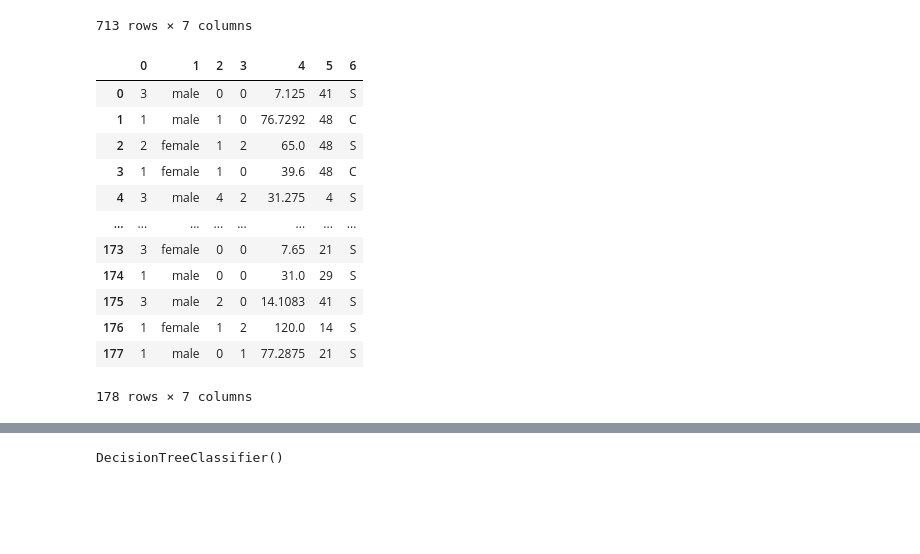
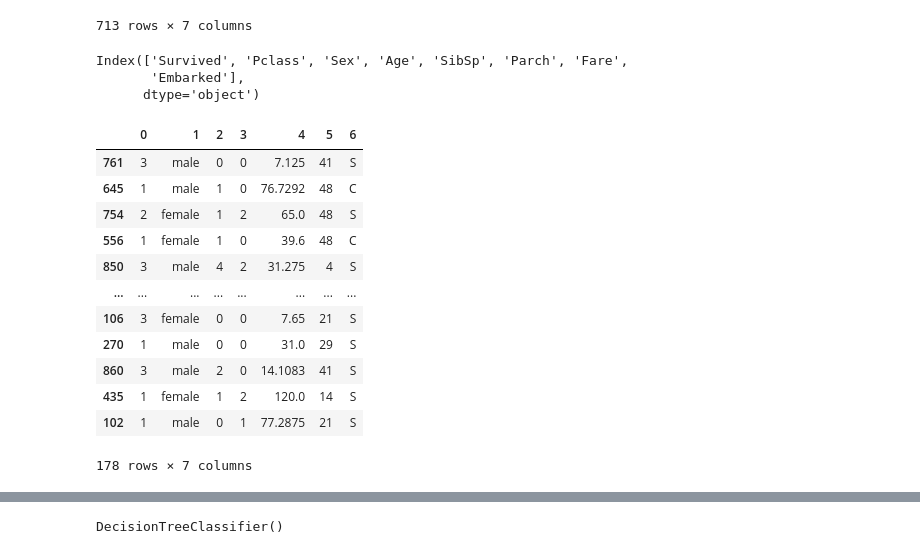
Before and after one commit to NikhilJuneja9/Machine_Learning_Pipeline, a Jupyter notebook: without_using_pipeline.ipynb, the cells around one changed output, grey strips where cells are left out. Drawn from its saved outputs; the diff is of its cells as text; code cells hidden in the pictures; blank space fills up the shorter version.

```diff
--- a/without_using_pipeline.ipynb
+++ b/without_using_pipeline.ipynb
@@ -76,4 +77,5 @@ si_age = SimpleImputer() # filling mean value of age
 si_embarked = SimpleImputer(strategy="most_frequent") # filling mode of embarked value
 # %%
 x_train_age = si_age.fit_transform(x_train[["Age"]])
-X_train_embarked = si_embarked.fit_transform(x_train[["Embarked"]]) #i dont know the reason why double [[]] is used
+x_train_embarked = si_embarked.fit_transform(x_train[["Embarked"]]) #i dont know the reason why double [[]] is used
+x_train_embarked
@@ -102,20 +122,27 @@ x_train
 | 711 | 3 | male | 0 | 1 | 8.5167 | 0 | C |
 | 712 | 2 | male | 0 | 0 | 10.5 | 26 | S |
 713 rows × 7 columns
+# %%
+x_train.set_index(y_train.index,inplace=True)
+# %% [output]
+Index(['Survived', 'Pclass', 'Sex', 'Age', 'SibSp', 'Parch', 'Fare',
+       'Embarked'],
+      dtype='object')
 # %%
 x_test = pd.DataFrame(np.concatenate((np.array(x_test),np.array(x_test_age),np.array(x_test_embarked)),axis=1))
+x_test.set_index(y_test.index,inplace=True)
 x_test
 # %% [output]
 |  | 0 | 1 | 2 | 3 | 4 | 5 | 6 |
-| 0 | 3 | male | 0 | 0 | 7.125 | 41 | S |
-| 1 | 1 | male | 1 | 0 | 76.7292 | 48 | C |
-| 2 | 2 | female | 1 | 2 | 65.0 | 48 | S |
-| 3 | 1 | female | 1 | 0 | 39.6 | 48 | C |
-| 4 | 3 | male | 4 | 2 | 31.275 | 4 | S |
+| 761 | 3 | male | 0 | 0 | 7.125 | 41 | S |
+| 645 | 1 | male | 1 | 0 | 76.7292 | 48 | C |
+| 754 | 2 | female | 1 | 2 | 65.0 | 48 | S |
+| 556 | 1 | female | 1 | 0 | 39.6 | 48 | C |
+| 850 | 3 | male | 4 | 2 | 31.275 | 4 | S |
 | ... | ... | ... | ... | ... | ... | ... | ... |
-| 173 | 3 | female | 0 | 0 | 7.65 | 21 | S |
-| 174 | 1 | male | 0 | 0 | 31.0 | 29 | S |
-| 175 | 3 | male | 2 | 0 | 14.1083 | 41 | S |
-| 176 | 1 | female | 1 | 2 | 120.0 | 14 | S |
-| 177 | 1 | male | 0 | 1 | 77.2875 | 21 | S |
+| 106 | 3 | female | 0 | 0 | 7.65 | 21 | S |
+| 270 | 1 | male | 0 | 0 | 31.0 | 29 | S |
+| 860 | 3 | male | 2 | 0 | 14.1083 | 41 | S |
+| 435 | 1 | female | 1 | 2 | 120.0 | 14 | S |
+| 102 | 1 | male | 0 | 1 | 77.2875 | 21 | S |
 178 rows × 7 columns
```
Also changed, not shown: parts of 15 cells of this notebook.
